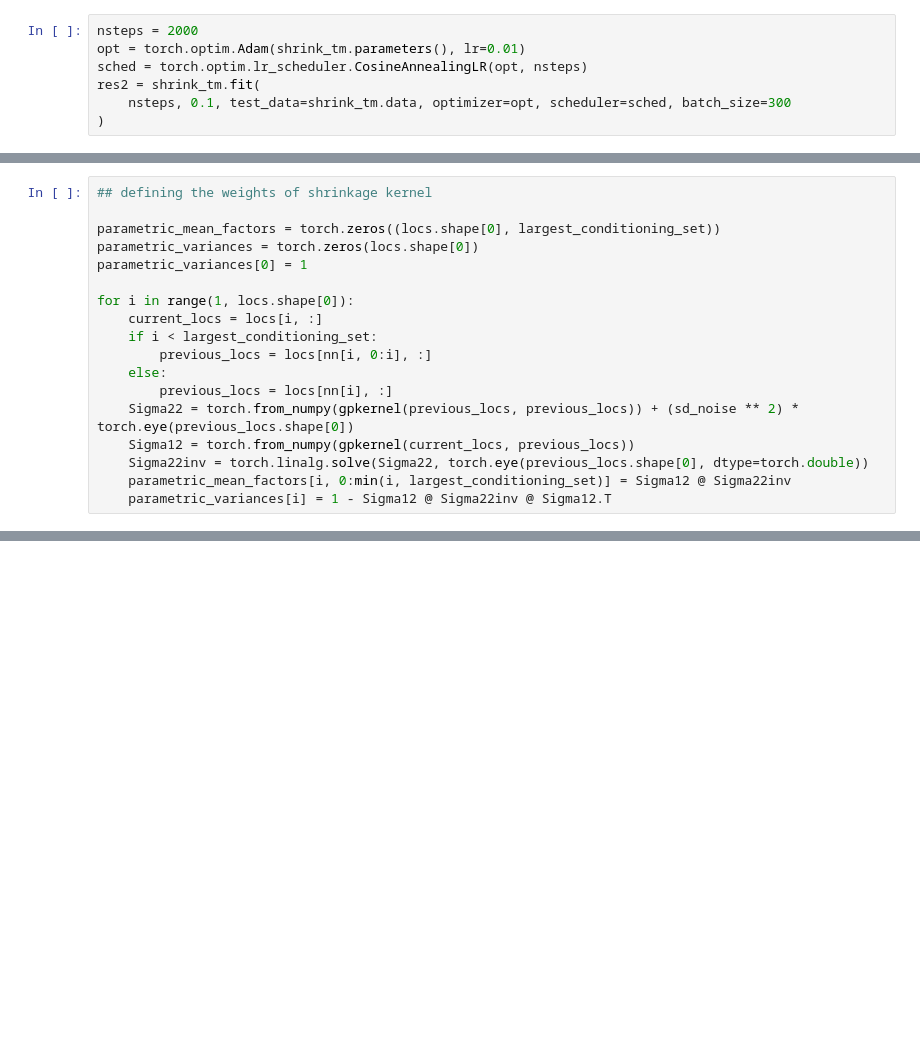
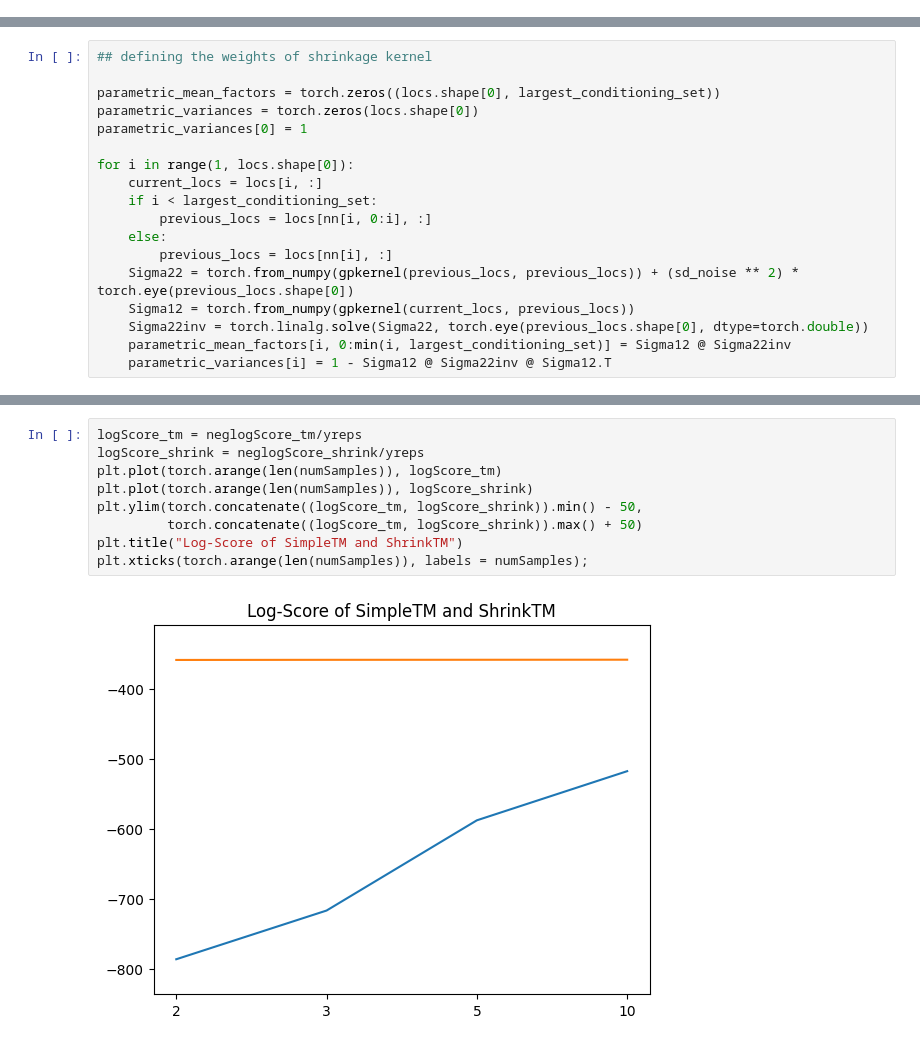
Before and after one commit to katzfuss-group/batram, a Jupyter notebook: notebooks/fit-shrinkage-tm.ipynb, the cells around one changed output, grey strips where cells are left out. Saved outputs shown, nothing was run; the diff lists cells and outputs as text; blank space fills up the shorter version.

```diff
--- a/notebooks/fit-shrinkage-tm.ipynb
+++ b/notebooks/fit-shrinkage-tm.ipynb
@@ -125,7 +30,0 @@ shrink_tm = ShrinkTM(data, theta_init=None, linear=False,
-# %%
-nsteps = 2000
-opt = torch.optim.Adam(shrink_tm.parameters(), lr=0.01)
-sched = torch.optim.lr_scheduler.CosineAnnealingLR(opt, nsteps)
-res2 = shrink_tm.fit(
-    nsteps, 0.1, test_data=shrink_tm.data, optimizer=opt, scheduler=sched, batch_size=300
-)
@@ -274,4 +122,15 @@ for i, n in enumerate(numSamples):
         with torch.no_grad():
             neglogScore_tm[i] += tm.score(torchdata[(100 + _j), :])
         neglogScore_shrink[i] += shrink_tm.score(torchdata[(100 + _j), :])
+# %%
+logScore_tm = neglogScore_tm/yreps
+logScore_shrink = neglogScore_shrink/yreps
+plt.plot(torch.arange(len(numSamples)), logScore_tm)
+plt.plot(torch.arange(len(numSamples)), logScore_shrink)
+plt.ylim(torch.concatenate((logScore_tm, logScore_shrink)).min() - 50,
+         torch.concatenate((logScore_tm, logScore_shrink)).max() + 50)
+plt.title("Log-Score of SimpleTM and ShrinkTM")
+plt.xticks(torch.arange(len(numSamples)), labels = numSamples);
+# %% [output]
+[figure, added]
 # %%
```
Also changed, not shown: parts of 30 cells of this notebook.
